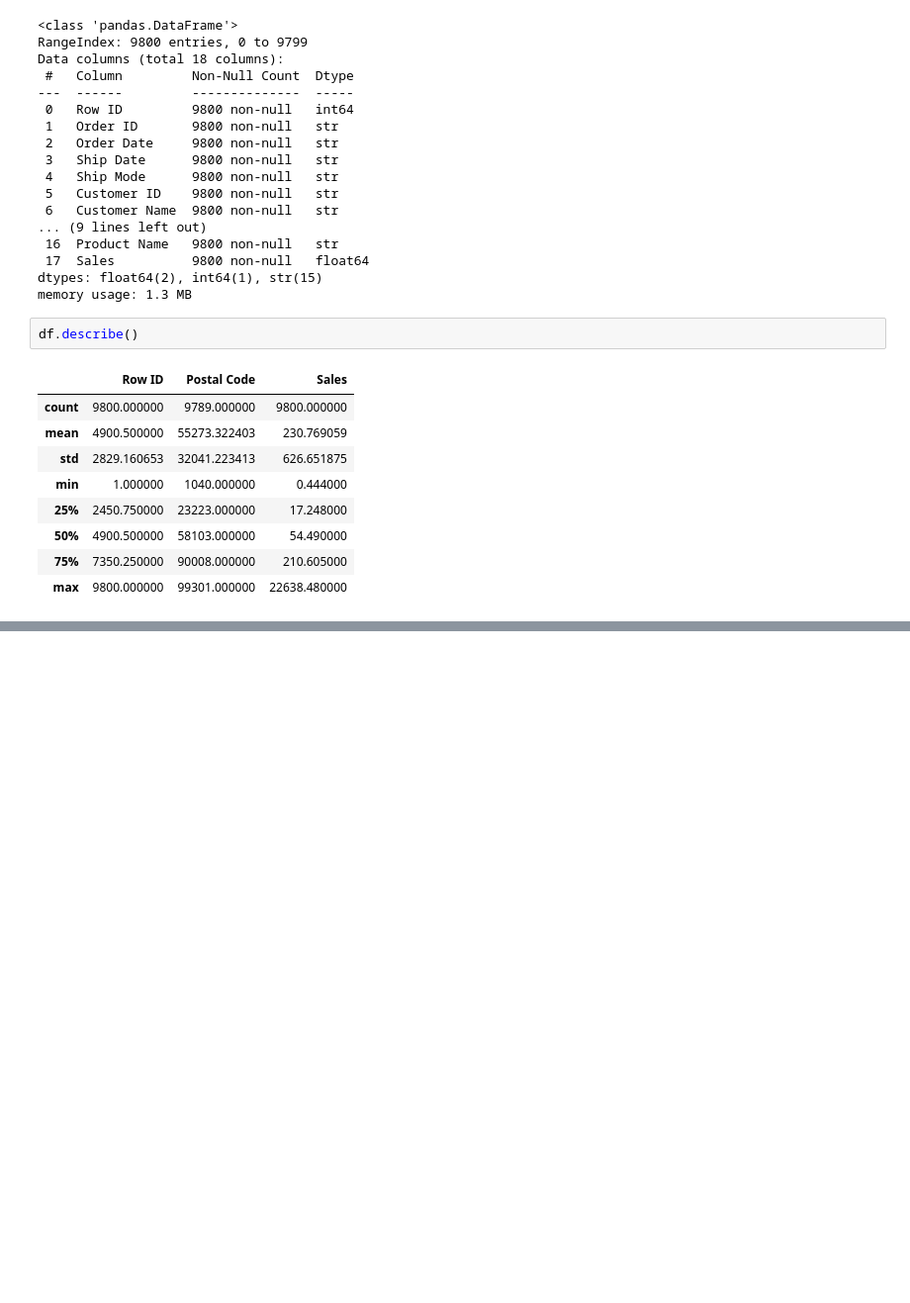
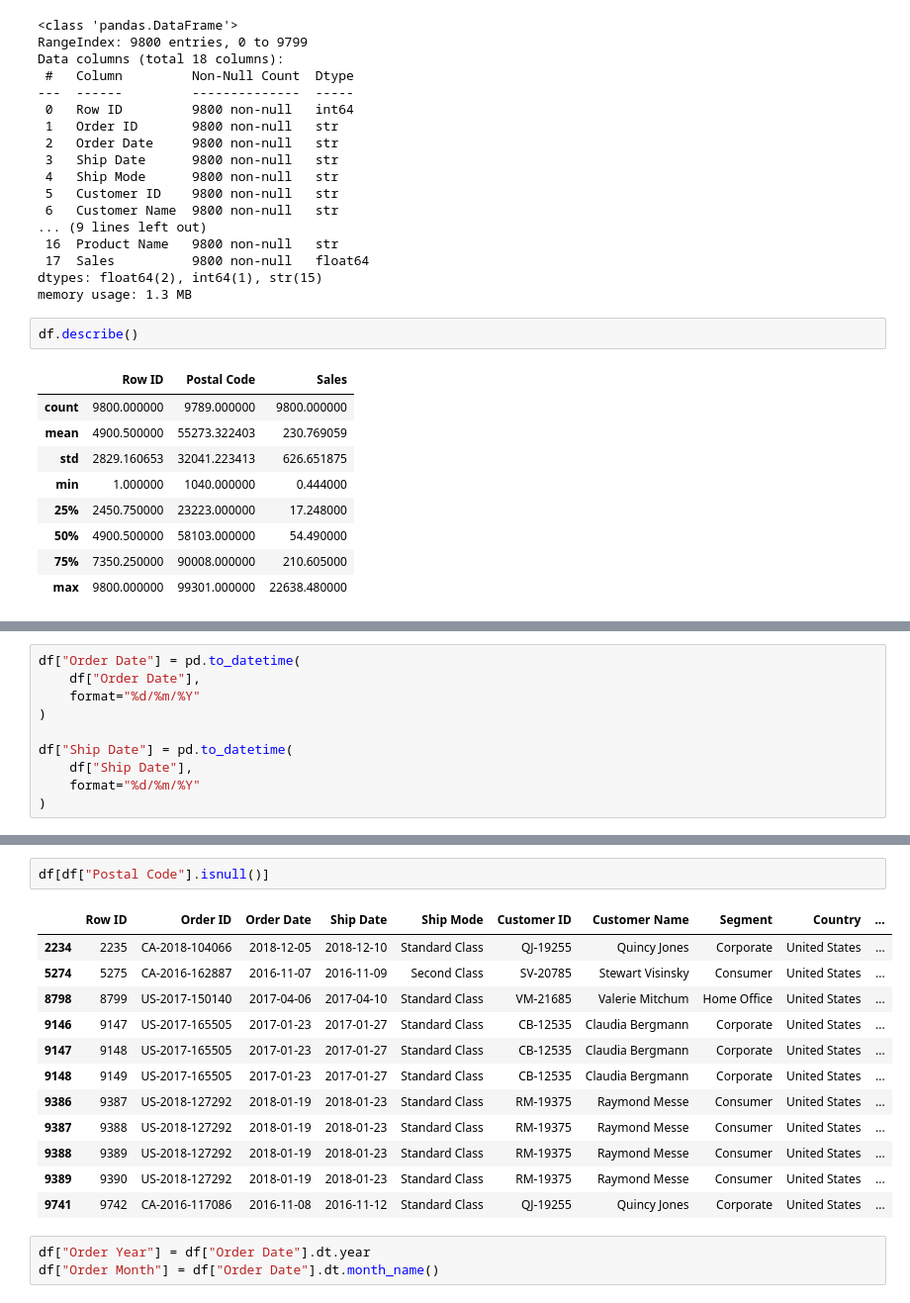
Before and after one commit to himanshu-Prajapati-45/SALES_DATA_ANALYSIS, a Jupyter notebook: notebooks/Sales_Data_Cleaning.ipynb, the cells around one changed output, grey strips where cells are left out. Shown at 99% size. Saved outputs shown, nothing was run; the diff lists cells and outputs as text; blank space fills up the shorter version.

```diff
--- a/notebooks/Sales_Data_Cleaning.ipynb
+++ b/notebooks/Sales_Data_Cleaning.ipynb
@@ -77,0 +161,10 @@ See https://pandas.pydata.org/docs/user_guide/migration-3-strings.html#string-mi
+# %%
+df["Order Date"] = pd.to_datetime(
+    df["Order Date"],
+    format="%d/%m/%Y"
+)
+
+df["Ship Date"] = pd.to_datetime(
+    df["Ship Date"],
+    format="%d/%m/%Y"
+)
@@ -77,0 +193,18 @@ See https://pandas.pydata.org/docs/user_guide/migration-3-strings.html#string-mi
+# %%
+df[df["Postal Code"].isnull()]
+# %% [output]
+|  | Row ID | Order ID | Order Date | Ship Date | Ship Mode | Customer ID | Customer Name | Segment | Country | ... |
+| 2234 | 2235 | CA-2018-104066 | 2018-12-05 | 2018-12-10 | Standard Class | QJ-19255 | Quincy Jones | Corporate | United States | ... |
+| 5274 | 5275 | CA-2016-162887 | 2016-11-07 | 2016-11-09 | Second Class | SV-20785 | Stewart Visinsky | Consumer | United States | ... |
+| 8798 | 8799 | US-2017-150140 | 2017-04-06 | 2017-04-10 | Standard Class | VM-21685 | Valerie Mitchum | Home Office | United States | ... |
+| 9146 | 9147 | US-2017-165505 | 2017-01-23 | 2017-01-27 | Standard Class | CB-12535 | Claudia Bergmann | Corporate | United States | ... |
+| 9147 | 9148 | US-2017-165505 | 2017-01-23 | 2017-01-27 | Standard Class | CB-12535 | Claudia Bergmann | Corporate | United States | ... |
+| 9148 | 9149 | US-2017-165505 | 2017-01-23 | 2017-01-27 | Standard Class | CB-12535 | Claudia Bergmann | Corporate | United States | ... |
+| 9386 | 9387 | US-2018-127292 | 2018-01-19 | 2018-01-23 | Standard Class | RM-19375 | Raymond Messe | Consumer | United States | ... |
+| 9387 | 9388 | US-2018-127292 | 2018-01-19 | 2018-01-23 | Standard Class | RM-19375 | Raymond Messe | Consumer | United States | ... |
+| 9388 | 9389 | US-2018-127292 | 2018-01-19 | 2018-01-23 | Standard Class | RM-19375 | Raymond Messe | Consumer | United States | ... |
+| 9389 | 9390 | US-2018-127292 | 2018-01-19 | 2018-01-23 | Standard Class | RM-19375 | Raymond Messe | Consumer | United States | ... |
+| 9741 | 9742 | CA-2016-117086 | 2016-11-08 | 2016-11-12 | Standard Class | QJ-19255 | Quincy Jones | Corporate | United States | ... |
+# %%
+df["Order Year"] = df["Order Date"].dt.year
+df["Order Month"] = df["Order Date"].dt.month_name()
```
Also changed, not shown: parts of 9 cells of this notebook.
